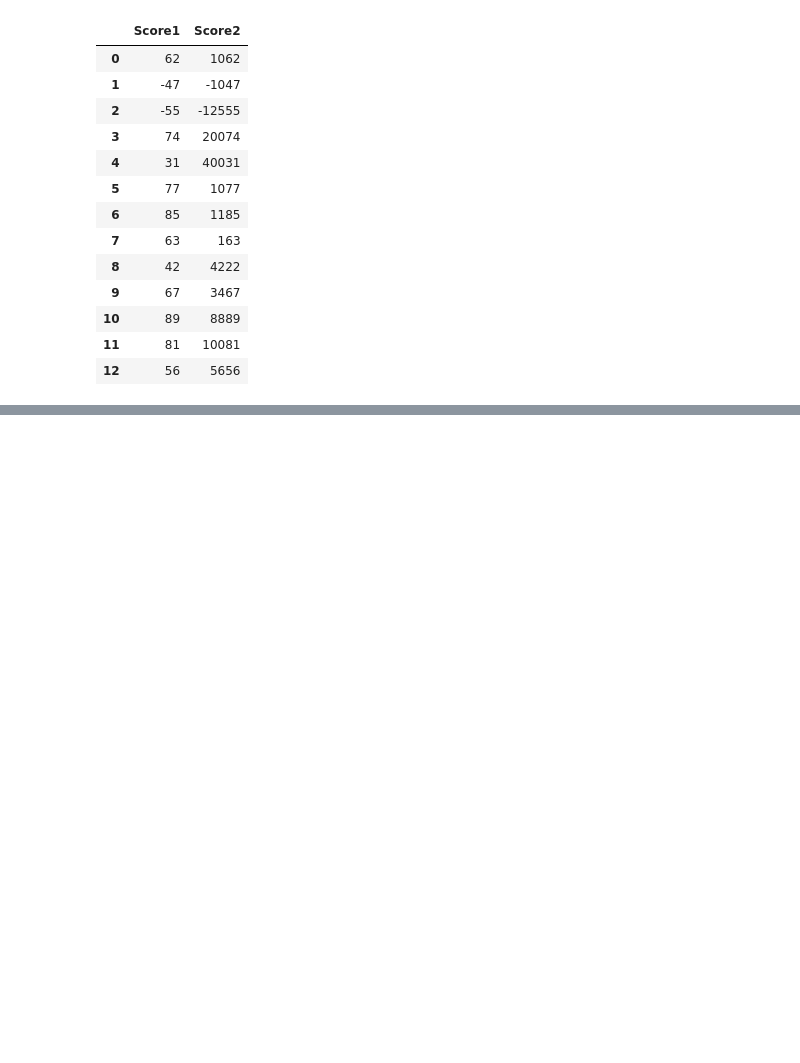
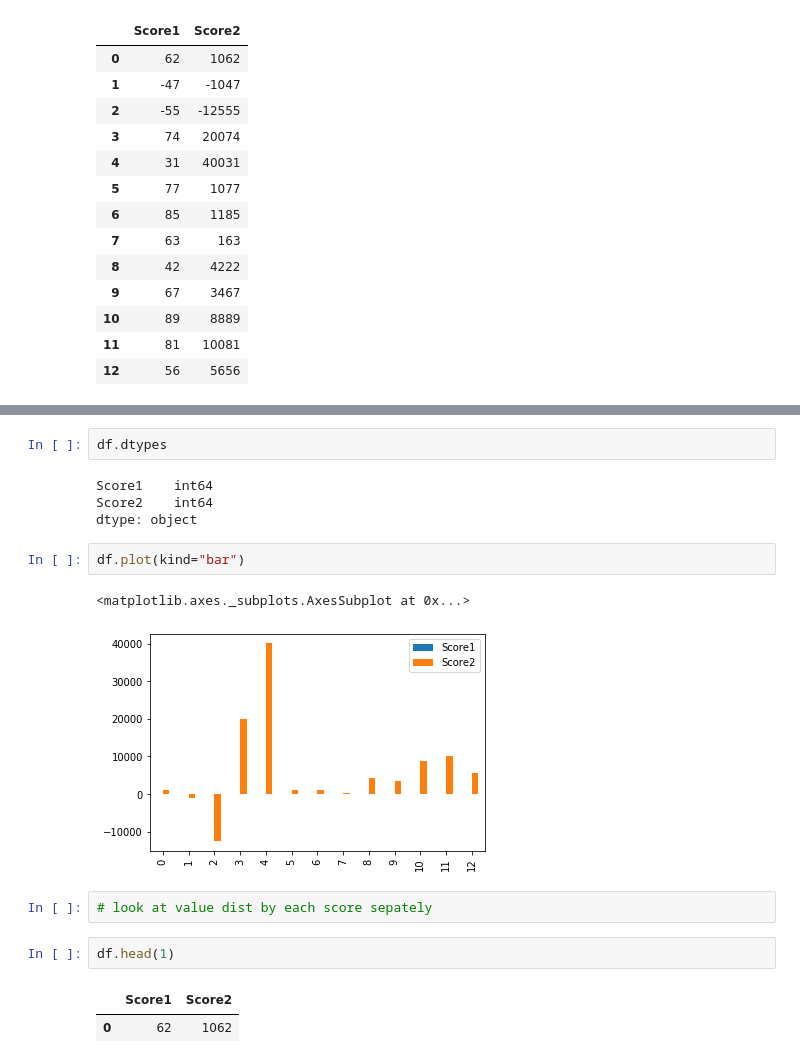
Before and after one commit to davideliason/DM4BA_Personal_Practice, a Jupyter notebook: Pandas_DataAnalysis.ipynb, the cells around one changed output, grey strips where cells are left out. Saved outputs shown, nothing was run; the diff lists cells and outputs as text; blank space fills up the shorter version.

```diff
--- a/Pandas_DataAnalysis.ipynb
+++ b/Pandas_DataAnalysis.ipynb
@@ -1000,0 +1013,18 @@ df
+# %%
+df.dtypes
+# %% [output]
+Score1    int64
+Score2    int64
+dtype: object
+# %%
+df.plot(kind="bar")
+# %% [output]
+<matplotlib.axes._subplots.AxesSubplot at 0x...>
+[figure, added]
+# %%
+# look at value dist by each score sepately
+# %%
+df.head(1)
+# %% [output]
+|  | Score1 | Score2 |
+| 0 | 62 | 1062 |
```
Also changed, not shown: parts of 16 cells of this notebook.
